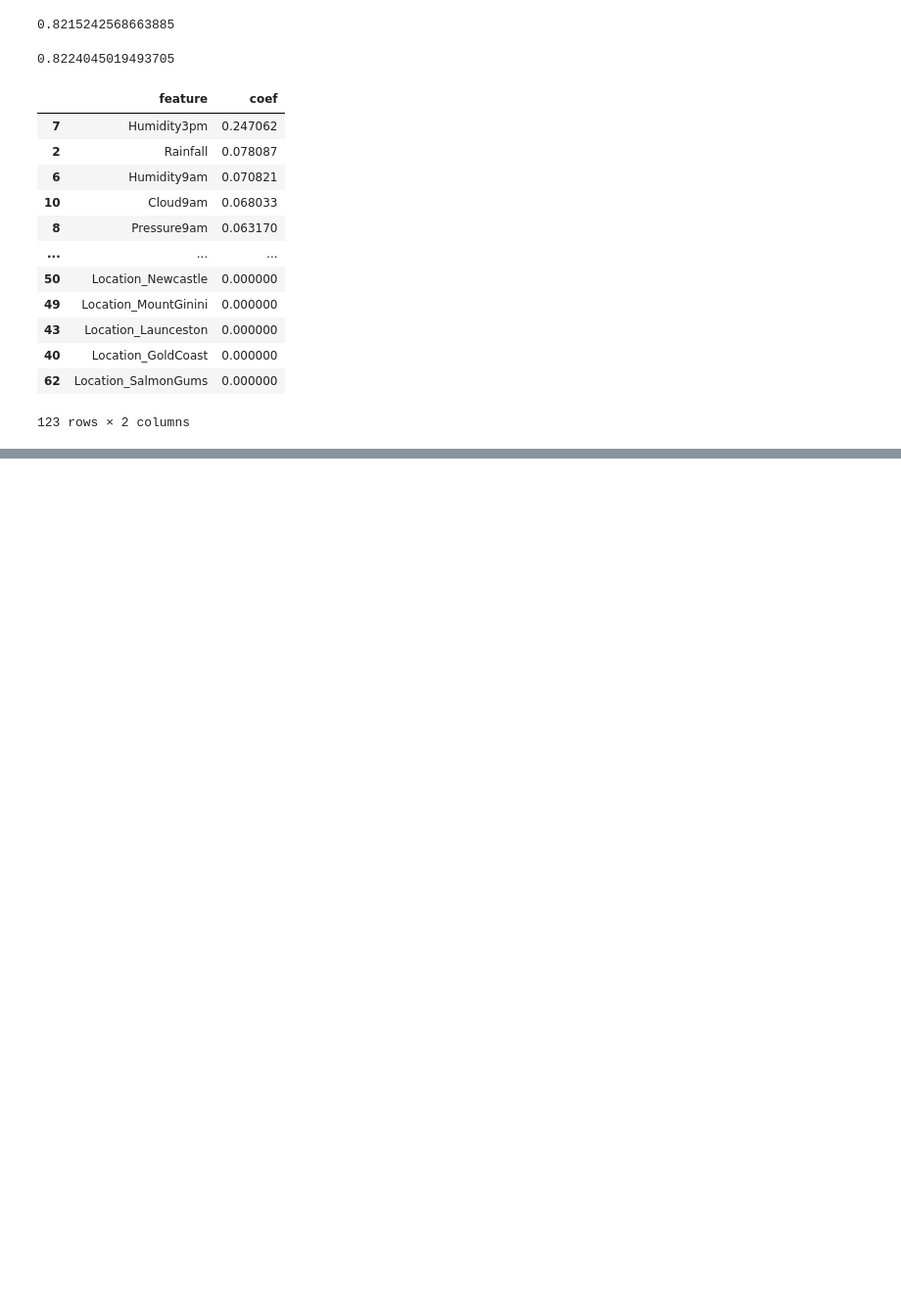
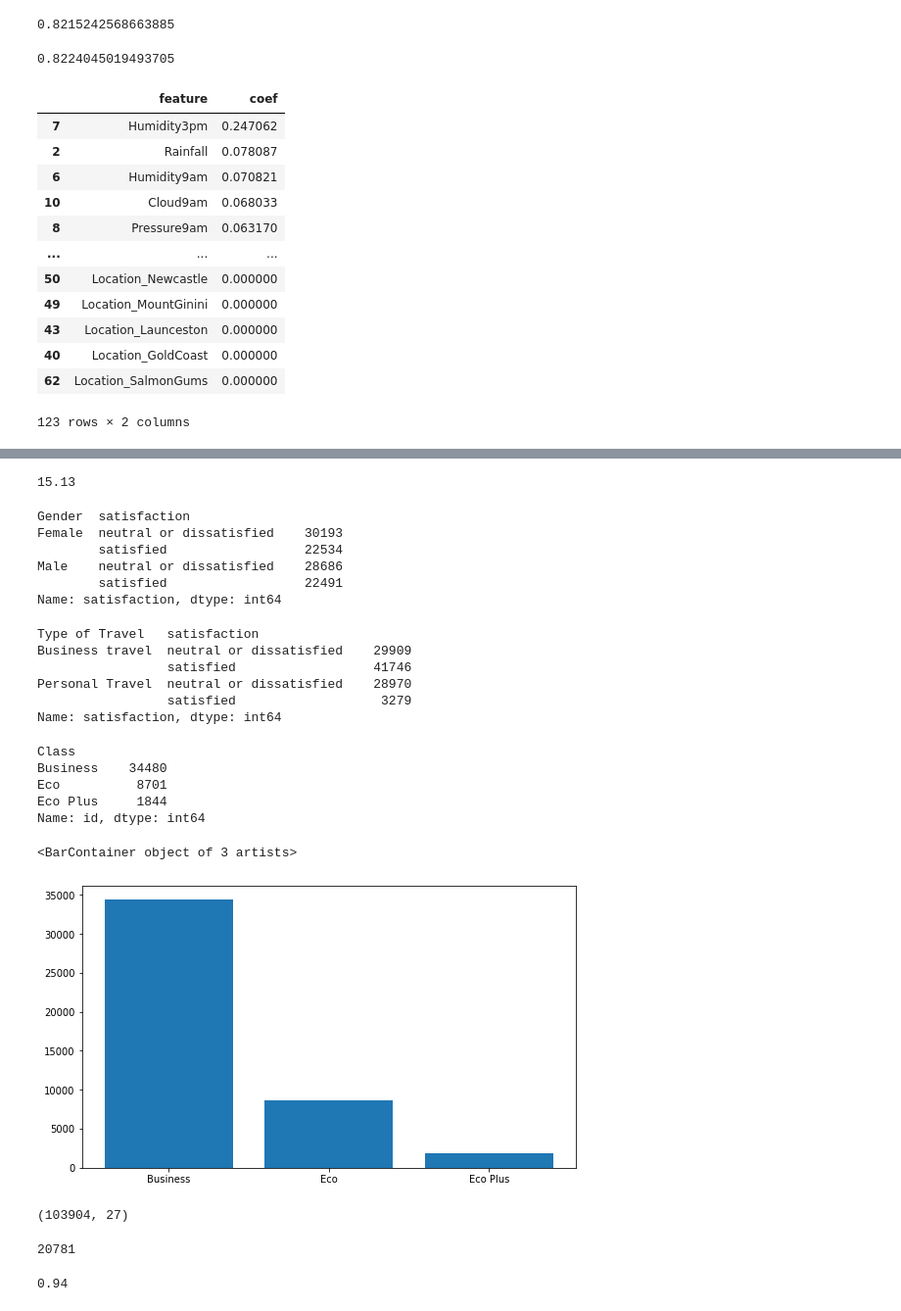
Before and after one commit to Nadarsa/sf_data_science, a Jupyter notebook: Math & ML/practice.ipynb, the cells around one changed output, grey strips where cells are left out. Shown at 98% size. Drawn from its saved outputs; the diff is of its cells as text; code cells hidden in the pictures; blank space fills up the shorter version.

Commit message:
Add practice and data

```diff
--- a/Math & ML/practice.ipynb
+++ b/Math & ML/practice.ipynb
@@ -1581,0 +1596,4 @@ pd.DataFrame({'feature': columns, 'coef': feature_importance}).sort_values(by='c
+# %%
+data = pd.read_csv('data/AirPass.csv')
+data = data.drop('Unnamed: 0', axis=1)
+data.head(3)
@@ -1581,0 +1610,42 @@ pd.DataFrame({'feature': columns, 'coef': feature_importance}).sort_values(by='c
+# %%
+data['Arrival Delay in Minutes'] = data['Arrival Delay in Minutes'].fillna(data['Arrival Delay in Minutes'].median())
+# %%
+round(data['Arrival Delay in Minutes'].mean(),2)
+# %% [output]
+15.13
+# %%
+data_visualization = data.groupby(['Gender', 'satisfaction'])['satisfaction'].count()
+data_visualization
+# %% [output]
+Gender  satisfaction
+Female  neutral or dissatisfied    30193
+        satisfied                  22534
+Male    neutral or dissatisfied    28686
+        satisfied                  22491
+Name: satisfaction, dtype: int64
+# %%
+data_visualization = data.groupby(['Type of Travel', 'satisfaction'])['satisfaction'].count()
+data_visualization
+# %% [output]
+Type of Travel   satisfaction
+Business travel  neutral or dissatisfied    29909
+                 satisfied                  41746
+Personal Travel  neutral or dissatisfied    28970
+                 satisfied                   3279
+Name: satisfaction, dtype: int64
+# %%
+data_visualization = data[data['satisfaction'] == 'satisfied'].groupby(['Class'])['id'].count()
+data_visualization
+# %% [output]
+Class
+Business    34480
+Eco          8701
+Eco Plus     1844
+Name: id, dtype: int64
+# %%
+fig = plt.figure(figsize=(7, 4))
+axes = fig.add_axes([0, 0, 1, 1])
+axes.bar(x=data_visualization.index, height=data_visualization)
+# %% [output]
+<BarContainer object of 3 artists>
+[figure, added]
@@ -1581,0 +1656,5 @@ pd.DataFrame({'feature': columns, 'coef': feature_importance}).sort_values(by='c
+# %%
+data = pd.get_dummies(data)
+data.shape
+# %% [output]
+(103904, 27)
@@ -1581,0 +1664,13 @@ pd.DataFrame({'feature': columns, 'coef': feature_importance}).sort_values(by='c
+# %%
+X_train, X_test, y_train, y_test = train_test_split(X, y, test_size=0.2, random_state=26)
+X_test.shape[0]
+# %% [output]
+20781
+# %%
+scaler = preprocessing.StandardScaler()
+scaler.fit(X_train)
+X_train_scaled = scaler.transform(X_train)
+X_test_scaled = scaler.transform(X_test)
+round(X_test_scaled[0][0], 2)
+# %% [output]
+0.94
```
Also changed, not shown: parts of 63 cells of this notebook, 15 other files.
